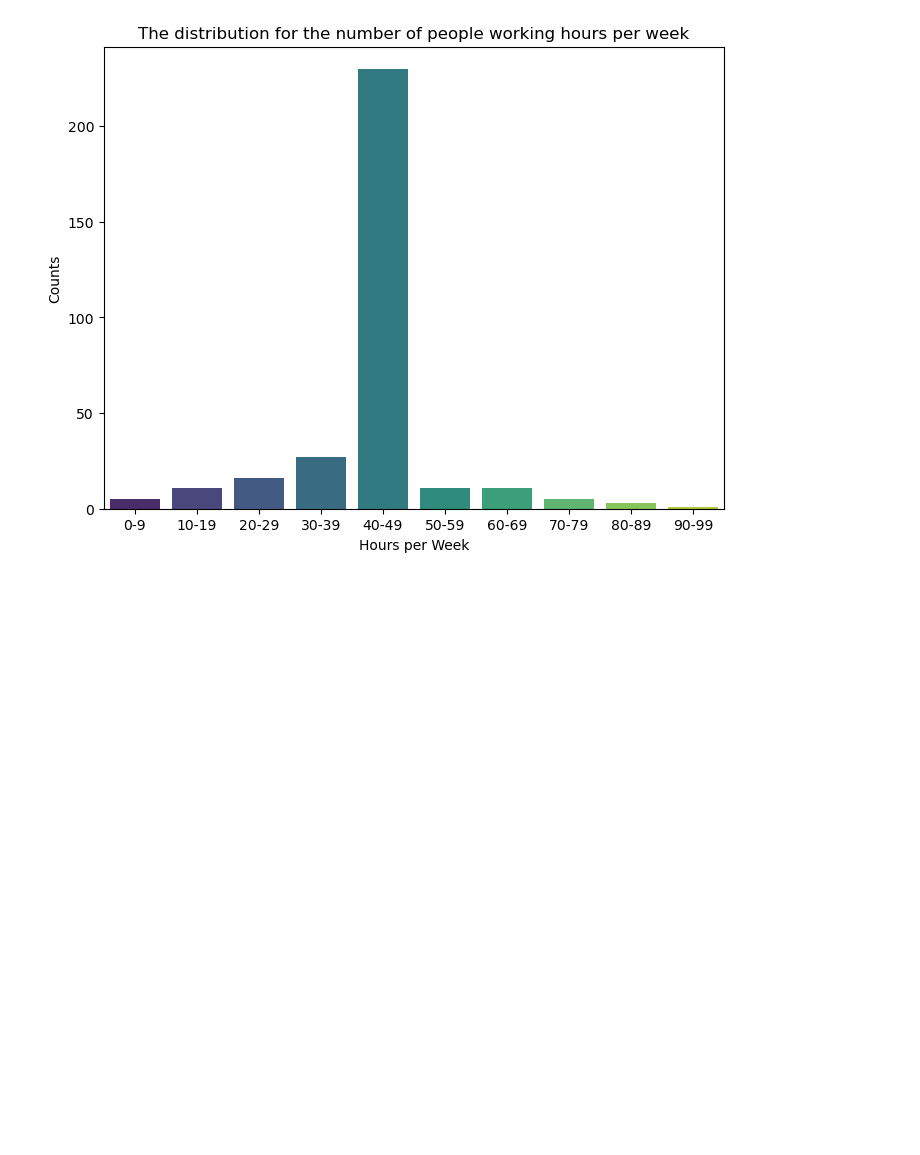
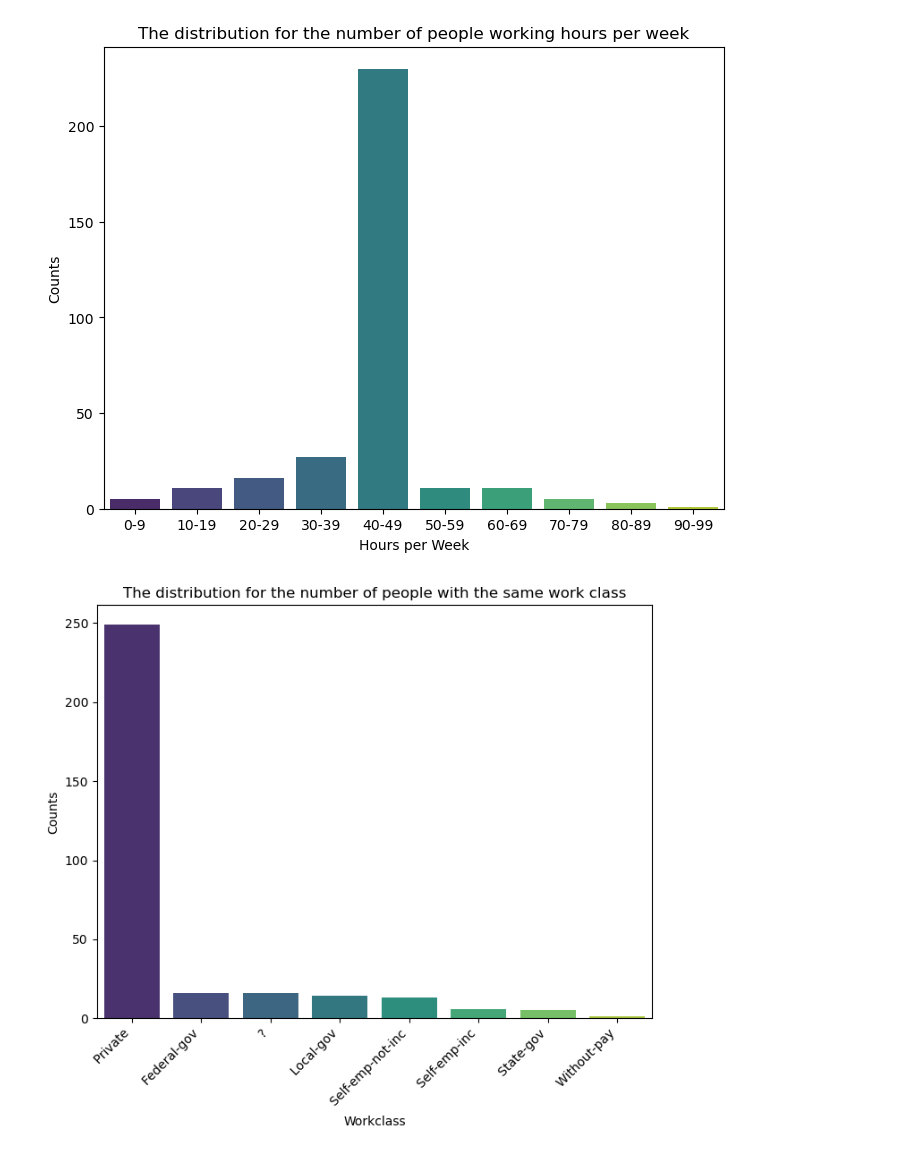
Before and after one commit to s214680/02450_project, a Jupyter notebook: 2023-09-11_james_Analysis_of_dataset/test.ipynb, the cells around one changed output. Drawn from its saved outputs; the diff is of its cells as text; code cells hidden in the pictures; blank space fills up the shorter version.

```diff
--- a/2023-09-11_james_Analysis_of_dataset/test.ipynb
+++ b/2023-09-11_james_Analysis_of_dataset/test.ipynb
@@ -99,0 +99,23 @@ count_same_workclass = data['workclass']
+# %%
+count_workclass = Counter(data['workclass']).most_common()
+count_workclass_key = [key for key, _ in count_workclass]
+count_workclass_value = [item for _, item in count_workclass]
+#print(count_workclass_key)
+#print(count_workclass_value)
+
+#seaborn plot
+plt.figure(figsize=(8, 6))
+work_plot = sns.barplot(x=count_workclass_key, y=count_workclass_value, palette='viridis')
+
+work_plot.set_xticklabels(work_plot.get_xticklabels(), rotation=45,
+                        horizontalalignment='right')
+
+# Customize the plot (optional)
+plt.title("The distribution for the number of people with the same work class")
+plt.xlabel("Workclass", )
+plt.ylabel("Counts")
+
+# Show the plot
+plt.show()
+# %% [output]
+[figure, added]
```
Also changed, not shown: parts of 3 cells of this notebook, 1 other file.
